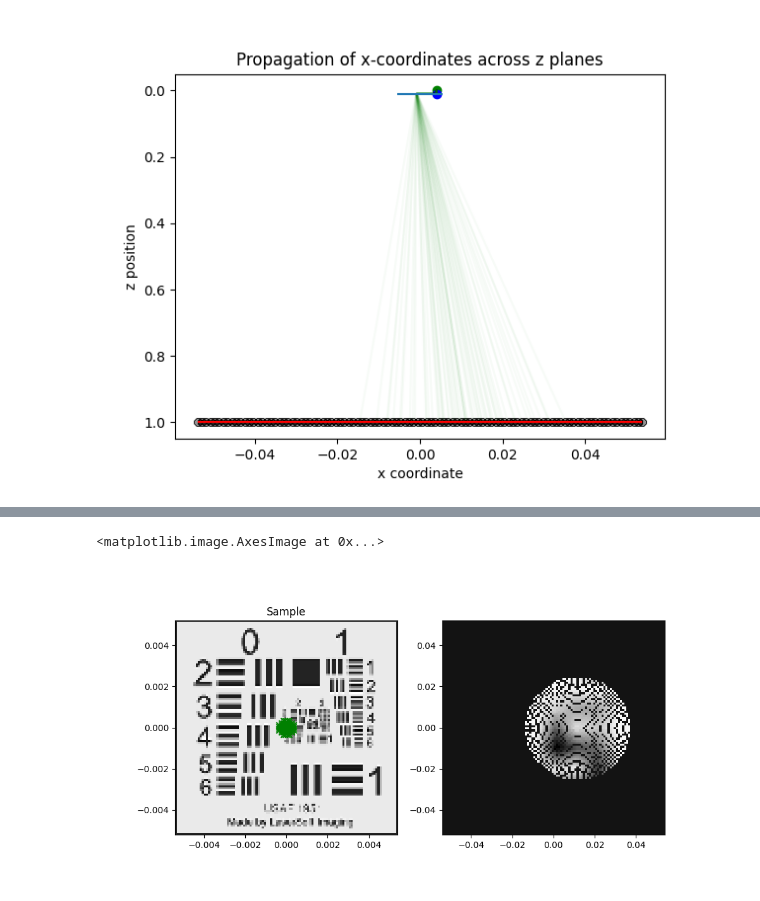
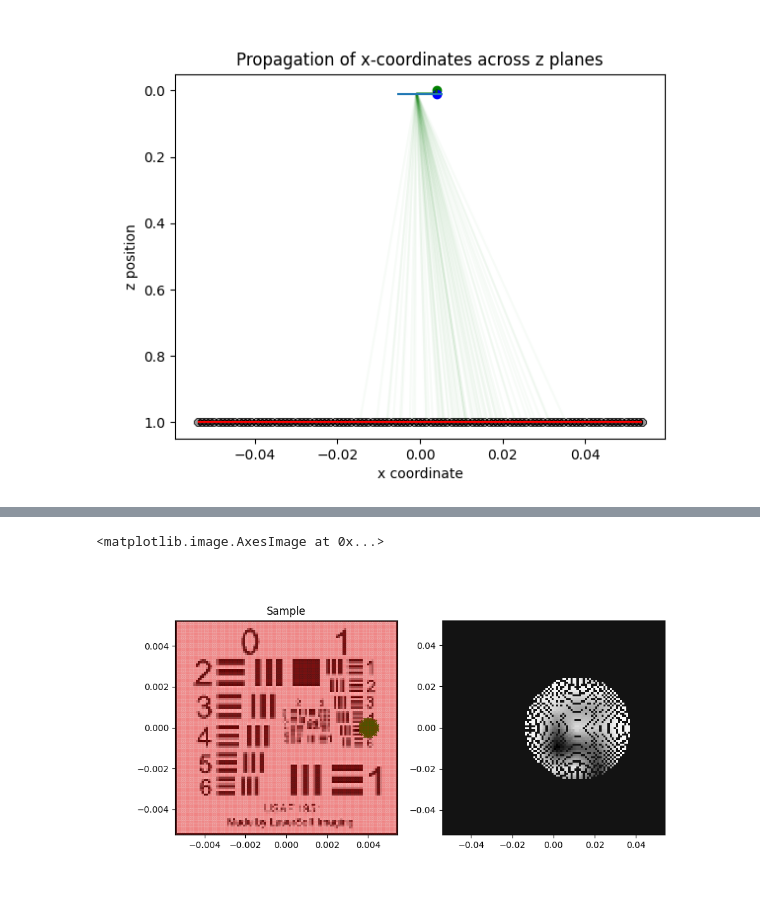
Before and after one commit to TemGym/TemGym, a Jupyter notebook: examples/jax_examples/4Dstem.ipynb, the cells around one changed output, grey strips where cells are left out. Cells and saved outputs as stored; diff of their text form; code cells hidden in the pictures.

```diff
--- a/examples/jax_examples/4Dstem.ipynb
+++ b/examples/jax_examples/4Dstem.ipynb
@@ -374,13 +404,13 @@ plt.show()
 [figure]
 # %%
 semi_conv = 0.04
-scan_position_x, scan_position_y = sample_coords_x[50], sample_coords_y[50]
+scan_position_x, scan_position_y = 0.004, 0.000
 radius = semi_conv * defocus
 
-mask = sample_coords_x**2 + sample_coords_y**2 < radius**2
+mask = (sample_coords_x - scan_position_x) ** 2 + (sample_coords_y - scan_position_y) ** 2 < radius ** 2
 sample_coords_x_circ = sample_coords_x[mask]
 sample_coords_y_circ = sample_coords_y[mask]
-sample_coords_r_circ = jnp.sqrt(sample_coords_x_circ**2 + sample_coords_y_circ**2)
+sample_coords_r_circ = jnp.sqrt(sample_coords_x_circ ** 2 + sample_coords_y_circ ** 2)
 
 # Compute the radial slope magnitudes using the small angle approximation.
 init_slopes = sample_coords_r_circ / defocus
@@ -418,13 +586,14 @@ detector_image = detector_image.at[(detector_pixel_ys, detector_pixel_xs)].set(s
 # %%
 fig, ax = plt.subplots(1, 2, figsize=(10, 5))
-ax[0].imshow(image, cmap='gray', extent=[-(image_shape[1] * image_pixel_size) / 2, image_shape[1] * image_pixel_size / 2, -(image_shape[0] * image_pixel_size) / 2, (image_shape[0] * image_pixel_size)/2])
+ax[0].imshow(image, cmap='gray', extent=[sample_coords_x[0] - image_pixel_size / 2, sample_coords_x[-1] + image_pixel_size / 2, sample_coords_y[0] - image_pixel_size / 2, sample_coords_y[-1] + image_pixel_size / 2])
 ax[0].scatter(sample_coords_x_circ, sample_coords_y_circ, c='g', marker='x', alpha=1)
+ax[0].scatter(sample_coords_x, sample_coords_y, c='r', marker='x', alpha=0.1)
 ax[0].set_title('Sample')
-ax[1].imshow(detector_image, cmap='gray', extent=[-(image_shape[1] * det_pixel_size) / 2, image_shape[1] * det_pixel_size / 2, -(image_shape[0] * det_pixel_size) / 2, (image_shape[0] * det_pixel_size) / 2])
+ax[1].imshow(detector_image, cmap='gray', extent=[-(image_shape[1] * det_pixel_size) / 2, (image_shape[1] * det_pixel_size) / 2, -(image_shape[0] * det_pixel_size) / 2, (image_shape[0] * det_pixel_size) / 2])
 # ax[1].scatter(xs[-1], ys[-1], c='g', marker='x', alpha=0.01)
 # ax[1].axhline(0, color='lightgrey', linestyle='--')
 # ax[1].axvline(0, color='lightgrey', linestyle='--')
 # ax[1].set_title('Detector Image')
 # %% [output]
 <matplotlib.image.AxesImage at 0x...>
-[figure, old version]
+[figure, new version]
```
Also changed, not shown: parts of 4 cells of this notebook.
